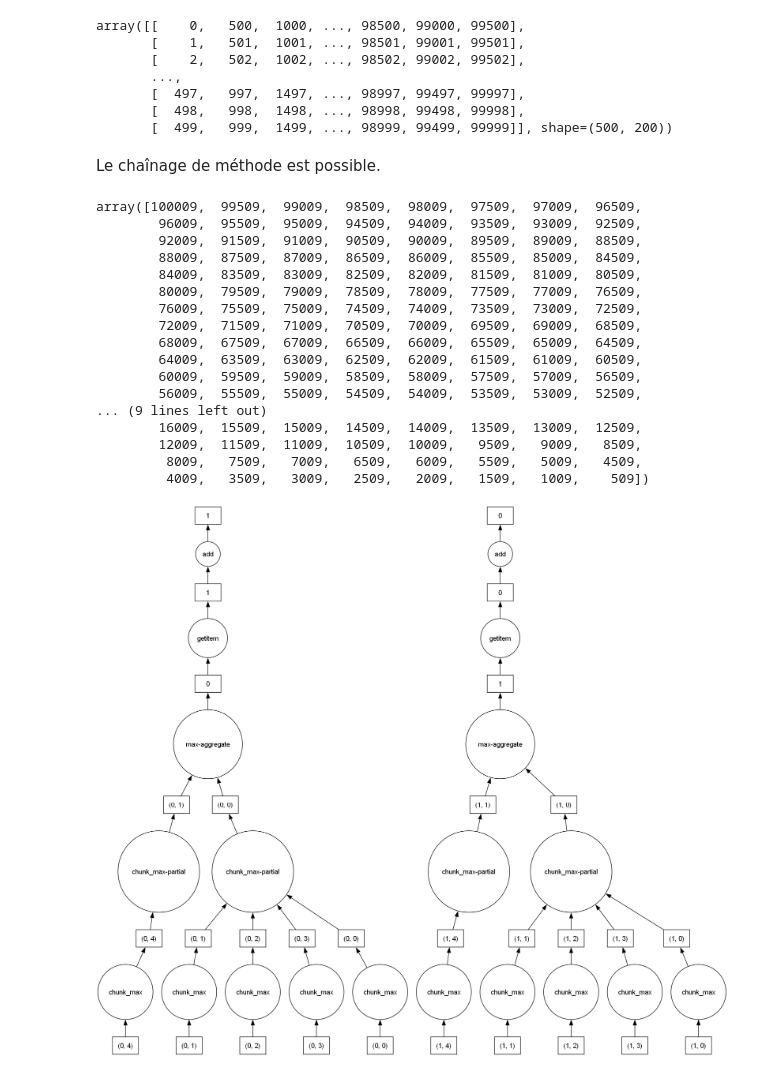
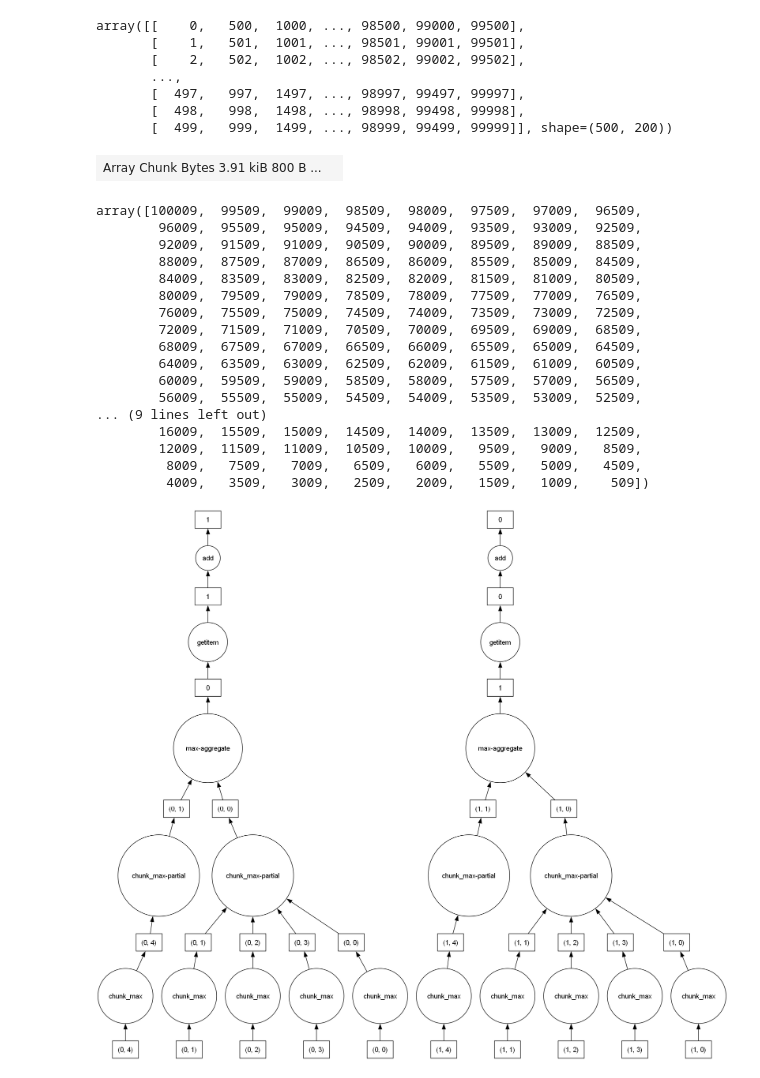
Before and after one commit to yostane/lectures, a Jupyter notebook: docs/distrib/dask/dask-array.ipynb, the cells around one changed output. Drawn from its saved outputs; the diff is of its cells as text; code cells hidden in the pictures.

Commit message:
Enhance Dask array notebook with additional examples and clarify method chaining in API section

```diff
--- a/docs/distrib/dask/dask-array.ipynb
+++ b/docs/distrib/dask/dask-array.ipynb
@@ -101,29 +101,31 @@ array([[    0,   500,  1000, ..., 98500, 99000, 99500],
        [  497,   997,  1497, ..., 98997, 99497, 99997],
        [  498,   998,  1498, ..., 98998, 99498, 99998],
        [  499,   999,  1499, ..., 98999, 99499, 99999]], shape=(500, 200))
-# %% [markdown]
-Le chaînage de méthode est possible.
 # %%
 b = a.max(axis=1)[::-1] + 10
-b.compute()
+b
 # %% [output]
-array([100009,  99509,  99009,  98509,  98009,  97509,  97009,  96509,
-        96009,  95509,  95009,  94509,  94009,  93509,  93009,  92509,
-        92009,  91509,  91009,  90509,  90009,  89509,  89009,  88509,
-        88009,  87509,  87009,  86509,  86009,  85509,  85009,  84509,
-        84009,  83509,  83009,  82509,  82009,  81509,  81009,  80509,
-        80009,  79509,  79009,  78509,  78009,  77509,  77009,  76509,
-        76009,  75509,  75009,  74509,  74009,  73509,  73009,  72509,
-        72009,  71509,  71009,  70509,  70009,  69509,  69009,  68509,
-        68009,  67509,  67009,  66509,  66009,  65509,  65009,  64509,
-        64009,  63509,  63009,  62509,  62009,  61509,  61009,  60509,
-        60009,  59509,  59009,  58509,  58009,  57509,  57009,  56509,
-        56009,  55509,  55009,  54509,  54009,  53509,  53009,  52509,
-... (9 lines left out)
-        16009,  15509,  15009,  14509,  14009,  13509,  13009,  12509,
-        12009,  11509,  11009,  10509,  10009,   9509,   9009,   8509,
-         8009,   7509,   7009,   6509,   6009,   5509,   5009,   4509,
-         4009,   3509,   3009,   2509,   2009,   1509,   1009,    509])
+| Array Chunk Bytes 3.91 kiB 800 B ... |  |
+# %%
+b.compute()
+# %% [output]
+array([100009,  99509,  99009,  98509,  98009,  97509,  97009,  96509,
+        96009,  95509,  95009,  94509,  94009,  93509,  93009,  92509,
+        92009,  91509,  91009,  90509,  90009,  89509,  89009,  88509,
+        88009,  87509,  87009,  86509,  86009,  85509,  85009,  84509,
+        84009,  83509,  83009,  82509,  82009,  81509,  81009,  80509,
+        80009,  79509,  79009,  78509,  78009,  77509,  77009,  76509,
+        76009,  75509,  75009,  74509,  74009,  73509,  73009,  72509,
+        72009,  71509,  71009,  70509,  70009,  69509,  69009,  68509,
+        68009,  67509,  67009,  66509,  66009,  65509,  65009,  64509,
+        64009,  63509,  63009,  62509,  62009,  61509,  61009,  60509,
+        60009,  59509,  59009,  58509,  58009,  57509,  57009,  56509,
+        56009,  55509,  55009,  54509,  54009,  53509,  53009,  52509,
+... (9 lines left out)
+        16009,  15509,  15009,  14509,  14009,  13509,  13009,  12509,
+        12009,  11509,  11009,  10509,  10009,   9509,   9009,   8509,
+         8009,   7509,   7009,   6509,   6009,   5509,   5009,   4509,
+         4009,   3509,   3009,   2509,   2009,   1509,   1009,    509])
 # %%
 b.visualize()
 # %% [output]
```
Also changed, not shown: parts of 3 cells of this notebook.
